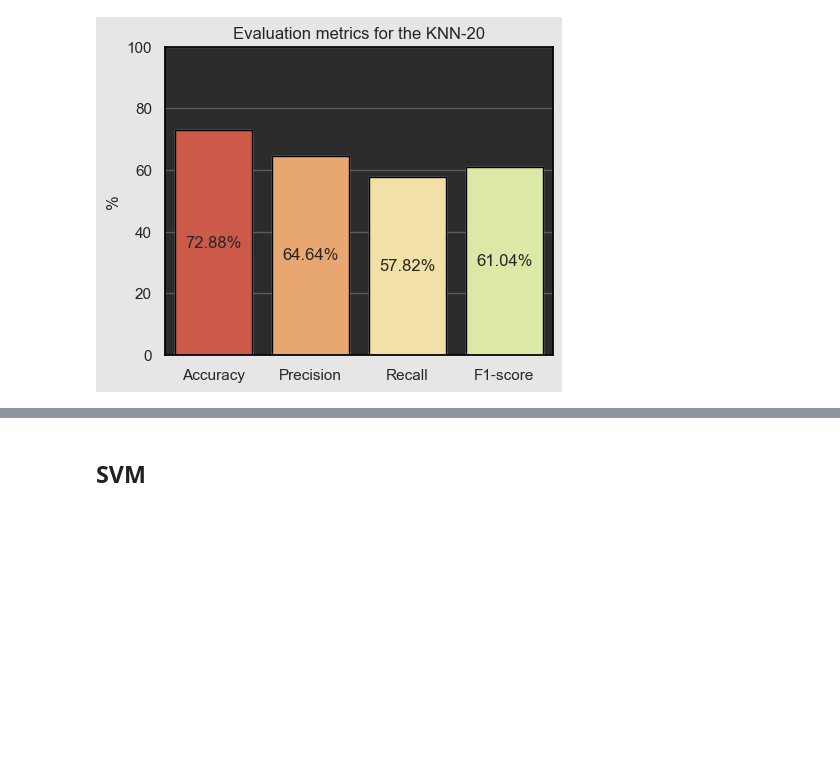
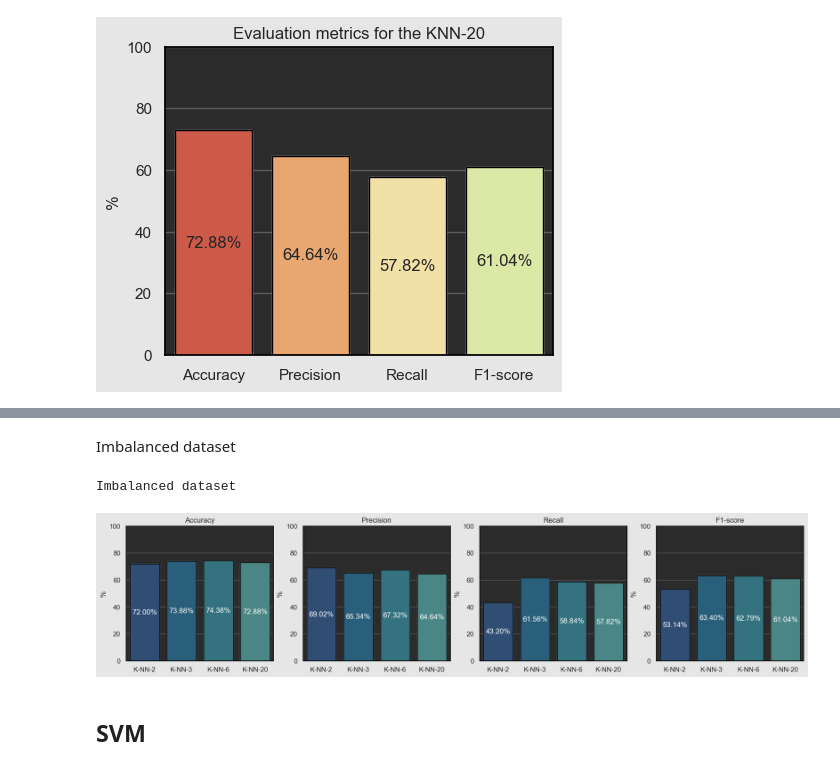
Before and after one commit to FabioRocha2227/IA-Project, a Jupyter notebook: IA-Project2/src/Sports_articles_for_objectivity_analysis.ipynb, the cells around one changed output, grey strips where cells are left out. Saved outputs shown, nothing was run; the diff lists cells and outputs as text; code cells hidden in the pictures; blank space fills up the shorter version.

```diff
--- a/IA-Project2/src/Sports_articles_for_objectivity_analysis.ipynb
+++ b/IA-Project2/src/Sports_articles_for_objectivity_analysis.ipynb
@@ -528,3 +588,62 @@ print_evaluation_plot(y_test, y_pred20, "KNN-20")
+# %% [markdown]
+Imbalanced dataset
+# %%
+# IMBALANCED DATASET
+print("\nImbalanced dataset")
+
+models = ["K-NN-2", "K-NN-3", "K-NN-6", "K-NN-20"]
+imbalanced_accuracy = [imbalanced_accuracy_knn2, imbalanced_accuracy_knn, imbalanced_accuracy_knn6, imbalanced_accuracy_knn20]
+imbalanced_precision = [imbalanced_precision_knn2, imbalanced_precision_knn, imbalanced_precision_knn6, imbalanced_precision_knn20]
+imbalanced_recall = [imbalanced_recall_knn2, imbalanced_recall_knn, imbalanced_recall_knn6,  imbalanced_recall_knn20]
+imbalanced_f1 = [imbalanced_f1_knn2, imbalanced_f1_knn, imbalanced_f1_knn6, imbalanced_f1_knn20]
+
+sb.set(rc={'axes.facecolor':'#2b2b2b', 'figure.facecolor':'#e6e6e6', 'grid.color': '#5c5c5c'})
+sb.set_palette("crest_r")
+fig, (ax1, ax2, ax3, ax4) = plt.subplots(1,4, figsize=(20,4))
+# Accuracy
+plot = sb.barplot(x=models, y=imbalanced_accuracy, ax=ax1)
+plot.set(ylim=(0, 100))
+a1 = sb.countplot(x=imbalanced_accuracy, ax=ax1)
+a1.bar_label(a1.containers[0], label_type='center', fmt='%.2f%%', color="white")
+sb.barplot(x=models, y=imbalanced_accuracy, ax=ax1, edgecolor="black")
+plot.set(title="Accuracy", ylabel="%")
+for _,s in a1.spines.items():
+    s.set_color('black')
+
+# Precision
+plot = sb.barplot(x=models, y=imbalanced_precision, ax=ax2)
+plot.set(ylim=(0, 100))
+a2 = sb.countplot(x=imbalanced_precision, ax=ax2)
+a2.bar_label(a2.containers[0], label_type='center', fmt='%.2f%%', color="white")
+sb.barplot(x=models, y=imbalanced_precision, ax=ax2, edgecolor="black")
+plot.set(title="Precision", ylabel="%")
+for _,s in a2.spines.items():
+    s.set_color('black')
+
+# Recall
+plot = sb.barplot(x=models, y=imbalanced_recall, ax=ax3)
+plot.set(ylim=(0, 100))
+a3 = sb.countplot(x=imbalanced_recall, ax=ax3)
+a3.bar_label(a3.containers[0], label_type='center', fmt='%.2f%%', color="white")
+sb.barplot(x=models, y=imbalanced_recall, ax=ax3, edgecolor="black")
+plot.set(title="Recall", ylabel="%")
+for _,s in a3.spines.items():
+    s.set_color('black')
+
+# F1
+plot = sb.barplot(x=models, y=imbalanced_f1, ax=ax4)
+plot.set(ylim=(0, 100))
+a4 = sb.countplot(x=imbalanced_f1, ax=ax4)
+a4.bar_label(a4.containers[0], label_type='center', fmt='%.2f%%', color="white")
+sb.barplot(x=models, y=imbalanced_f1, ax=ax4, edgecolor="black")
+plot.set(title="F1-score", ylabel="%")
+for _,s in a4.spines.items():
+    s.set_color('black')
+
+plt.show()
+# %% [output]
+Imbalanced dataset
+[figure, added]
 # %% [markdown]
 ## SVM
 # %% [markdown]
```
Also changed, not shown: parts of 12 cells of this notebook.
